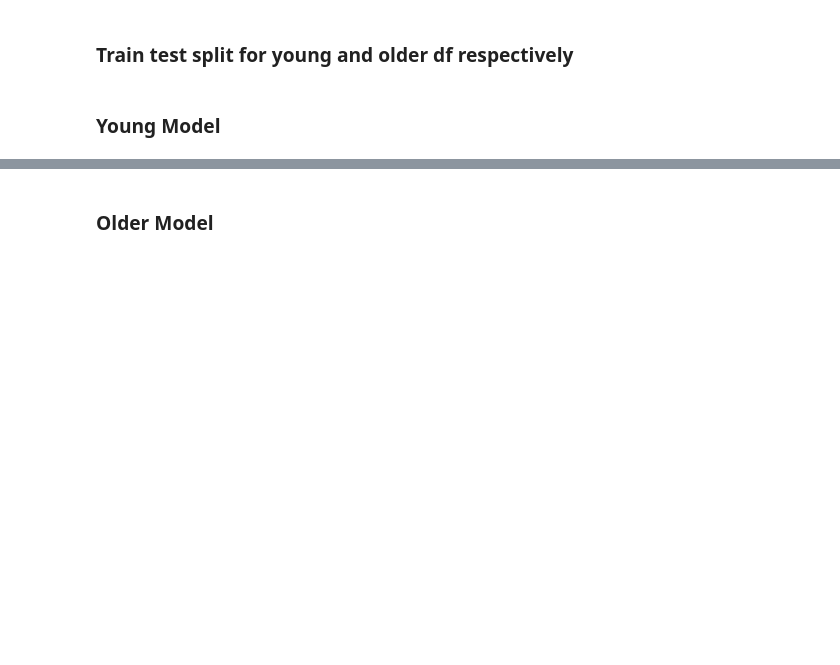
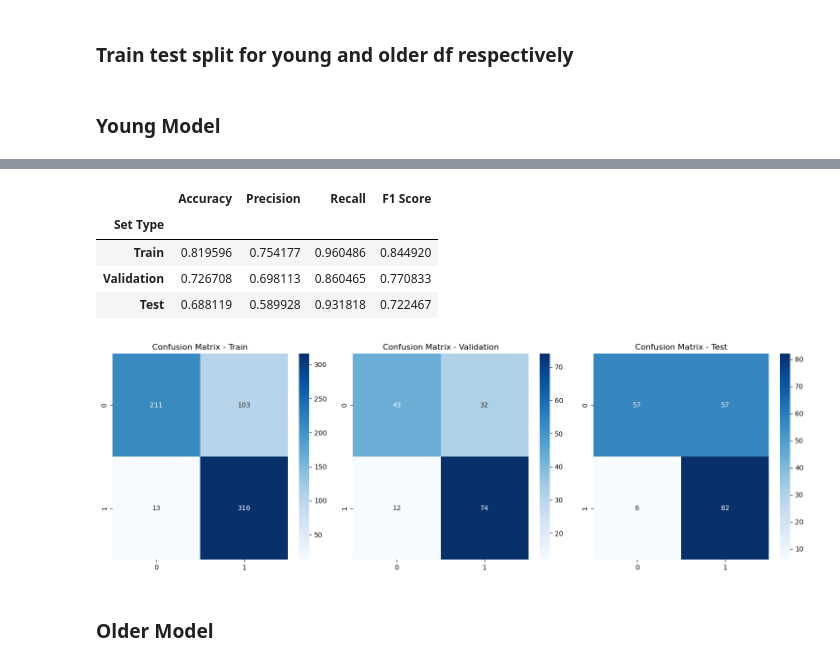
Before and after one commit to Kimberly97llp/cvproject, a Jupyter notebook: modeling.ipynb, the cells around one changed output, grey strips where cells are left out. Saved outputs shown, nothing was run; the diff lists cells and outputs as text; code cells hidden in the pictures; blank space fills up the shorter version.

Commit message:
Adding downsampling capability in functions

```diff
--- a/modeling.ipynb
+++ b/modeling.ipynb
@@ -410,3 +410,28 @@ def balance_dataset(current_dictionary):
+# %%
+def balance_dataset(current_dictionary, sampling='upsampling'):
+    yes_count, no_count = balance_checker(current_dictionary, return_counts=True)
+    balanced_dic = {}
+    positives = {}
+    for k in current_dictionary.keys():
+        balanced_dic[k] = current_dictionary[k]
+        if current_dictionary[k]['case_pca'] == 1:
+            positives[k] = current_dictionary[k]
+
+    if sampling == 'upsampling':
+        repeats = random.choices(list(positives.keys()), k = no_count - yes_count)
+
+        for r in range(len(repeats)):
+            balanced_dic[str(repeats[r]) + "r" + str(r)] = positives[repeats[r]]
+
+
+    elif sampling == 'downsampling':
+        # If downsampling, randomly remove instances from the majority class
+        if no_count > yes_count:
+            to_remove = random.sample([k for k, v in balanced_dic.items() if v['case_pca'] == 0], no_count - yes_count)
+            for key in to_remove:
+                del balanced_dic[key]
+
+    return balanced_dic
 # %%
 balanced = balance_dataset(dict_images)
 # %%
@@ -835,4 +860,4 @@ Count of 'NO': 572
 # %%
-young_balanced = balance_dataset(young_df)
-older_balanced = balance_dataset(older_df)
+young_balanced_ups = balance_dataset(young_df)
+older_balanced_ups = balance_dataset(older_df)
 # %%
@@ -853,3 +875,6 @@ X_train_old, X_val_old, X_test_old, y_train_old, y_val_old, y_test_old, age_trai
+# %%
+X_train_young_ups, X_val_young_ups, X_test_young_ups, y_train_young_ups, y_val_young_ups, y_test_young_ups, age_train_young_ups, age_val_young_ups, age_test_young_ups = preprocess_data(young_balanced_ups)
+X_train_old_ups, X_val_old_ups, X_test_old_ups, y_train_old_ups, y_val_old_ups, y_test_old_ups, age_train_old_ups, age_val_old_ups, age_test_old_ups = preprocess_data(older_balanced_ups)
 # %%
 def build_and_resnet_1img_model(X_train, y_train, X_val, y_val, X_test, y_test, threshold):
 
@@ -920,0 +920,3 @@ Epoch 6/10
+# %%
+model_young_ups, history_young_ups, metrics_young_ups = build_and_resnet_1img_model(X_train_young_ups, y_train_young_ups, X_val_young_ups, y_val_young_ups, X_test_young_ups, y_test_young_ups, 0.5)
+# %% [output]
@@ -921,2 +940,8 @@ Epoch 6/10
+|  | Accuracy | Precision | Recall | F1 Score |
+| Set Type |  |  |  |  |
+| Train | 0.819596 | 0.754177 | 0.960486 | 0.844920 |
+| Validation | 0.726708 | 0.698113 | 0.860465 | 0.770833 |
+| Test | 0.688119 | 0.589928 | 0.931818 | 0.722467 |
+[figure, added]
 # %% [markdown]
 ### Older Model
```
Also changed, not shown: parts of 11 cells of this notebook.
